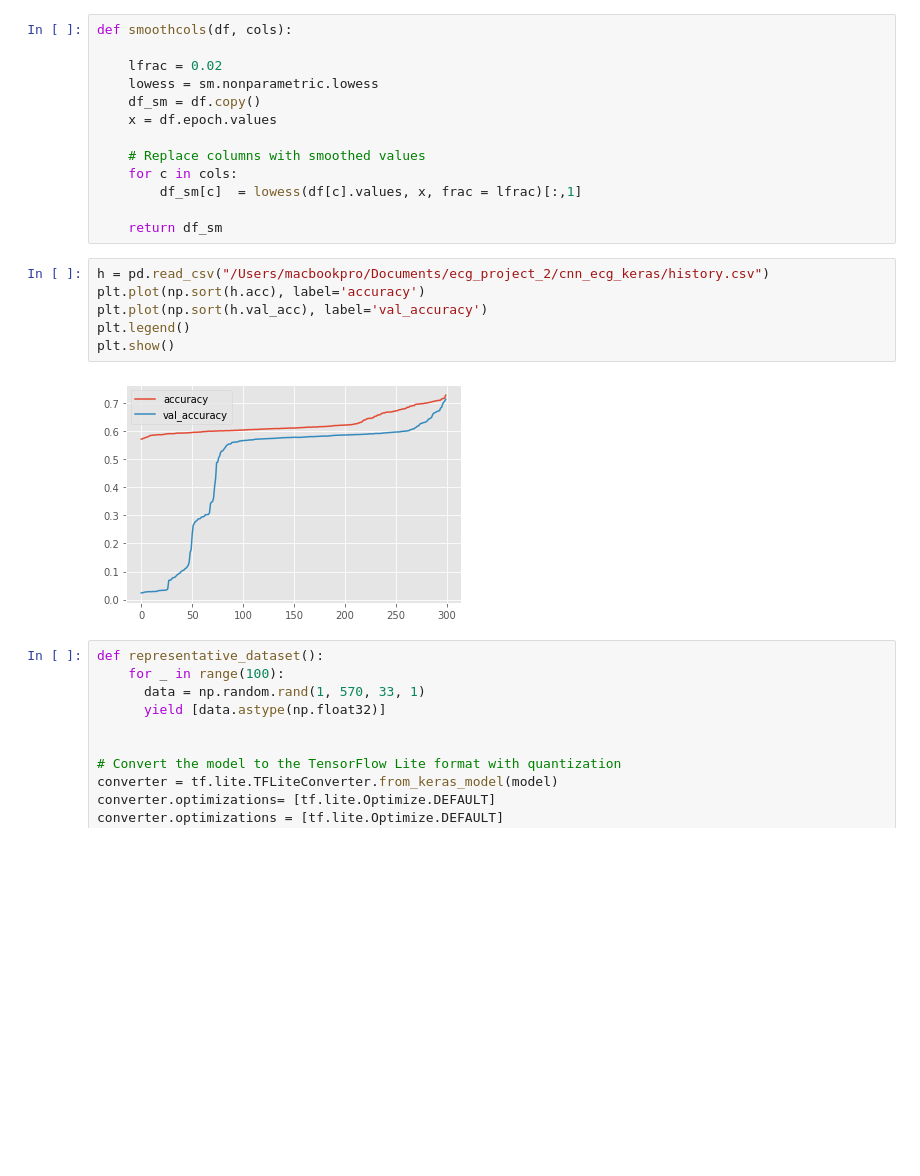
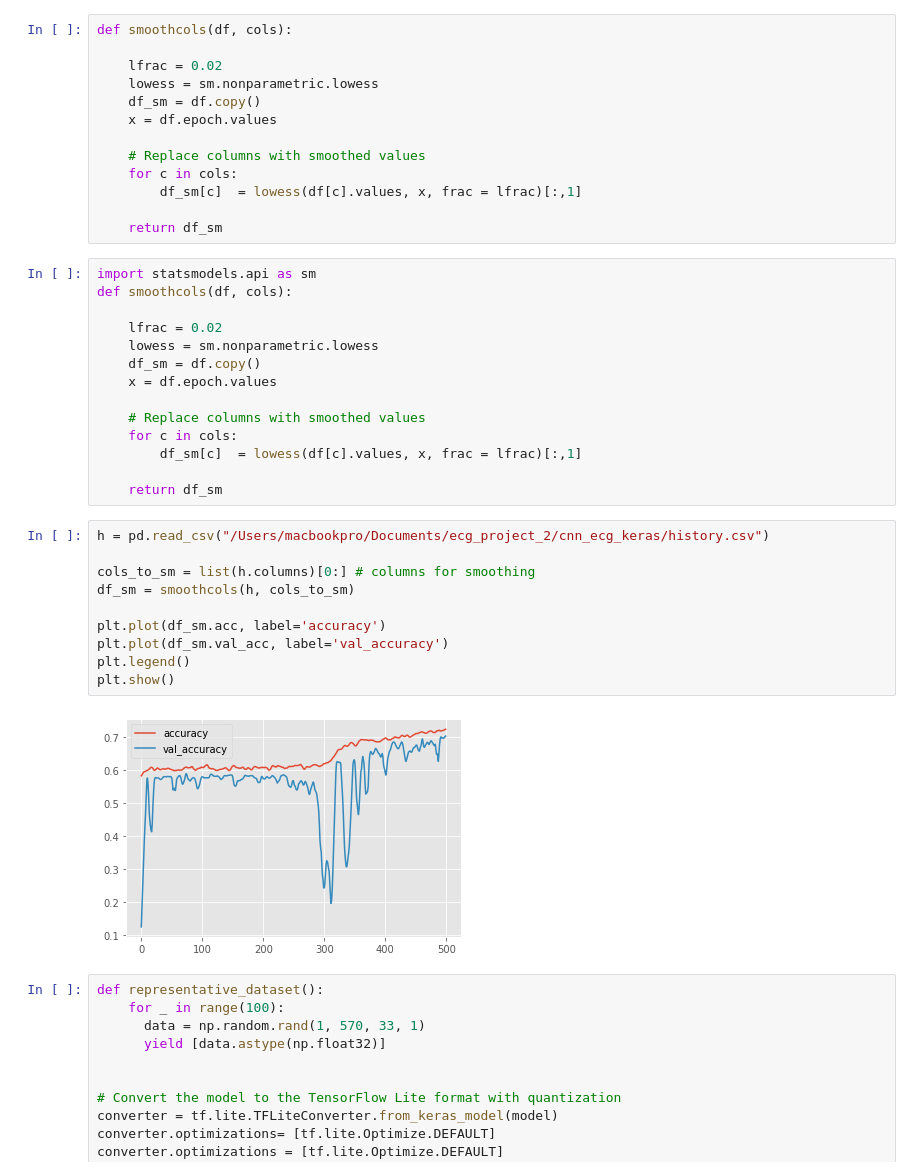
Before and after one commit to Orion1071/ecg_project_2, a Jupyter notebook: cnn_ecg_keras/CNNforECGclassification_model.ipynb, the cells around one changed output. Cells and saved outputs as stored; diff of their text form; blank space fills up the shorter version.

```diff
--- a/cnn_ecg_keras/CNNforECGclassification_model.ipynb
+++ b/cnn_ecg_keras/CNNforECGclassification_model.ipynb
@@ -367,14 +374,32 @@ def smoothcols(df, cols):
         df_sm[c]  = lowess(df[c].values, x, frac = lfrac)[:,1]
 
     return df_sm
+# %%
+import statsmodels.api as sm
+def smoothcols(df, cols):
+
+    lfrac = 0.02
+    lowess = sm.nonparametric.lowess
+    df_sm = df.copy()
+    x = df.epoch.values
+
+    # Replace columns with smoothed values
+    for c in cols:
+        df_sm[c]  = lowess(df[c].values, x, frac = lfrac)[:,1]
+
+    return df_sm
 # %%
 h = pd.read_csv("/Users/macbookpro/Documents/ecg_project_2/cnn_ecg_keras/history.csv")
-plt.plot(np.sort(h.acc), label='accuracy')
-plt.plot(np.sort(h.val_acc), label='val_accuracy')
+
+cols_to_sm = list(h.columns)[0:] # columns for smoothing
+df_sm = smoothcols(h, cols_to_sm)
+
+plt.plot(df_sm.acc, label='accuracy')
+plt.plot(df_sm.val_acc, label='val_accuracy')
 plt.legend()
 plt.show()
 # %% [output]
-[figure, old version]
+[figure, new version]
 # %%
 def representative_dataset():
     for _ in range(100):
```
Also changed, not shown: parts of 1 cell of this notebook, 3 other files.
